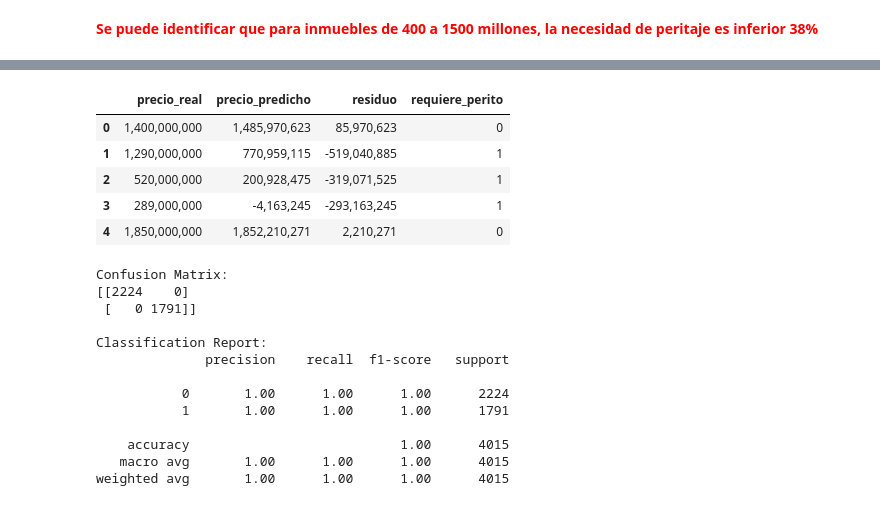
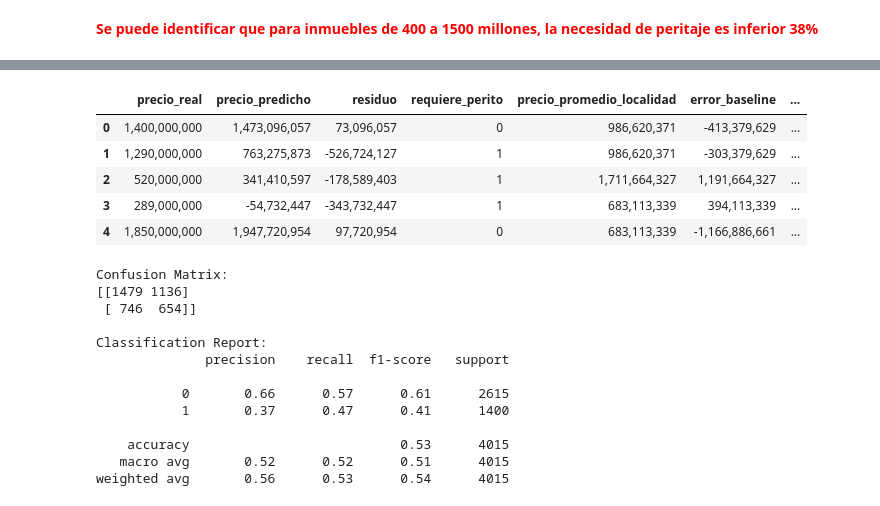
Before and after one commit to Traintain/MINE4101-202520-Taller2, a Jupyter notebook: taller_copy.ipynb, the cells around one changed output, grey strips where cells are left out. Saved outputs shown, nothing was run; the diff lists cells and outputs as text; code cells hidden in the pictures.

Commit message:
Residuos del baseline

```diff
--- a/taller_copy.ipynb
+++ b/taller_copy.ipynb
@@ -571,18 +570,10 @@ Length: 145, dtype: int64
 from sklearn.model_selection import train_test_split
 from sklearn.preprocessing import StandardScaler
 
-# 1 . Definir X e y
-X = df_dummies.drop(columns=[
-    'precio_venta','tipo_propiedad','tipo_operacion',
-    'estrato_moda','diferencia','p99','p003','_id','codigo',
-    'estrato_inconsistente','descripcion','website','last_view',
-    'datetime','url','timeline','compañia','coords_modified',
-    'ratio_inmobiliario','direccion','barrio','estacion_tm_cercana',
-    'parque_cercano','closets','piso','precio_arriendo','chimenea',
-    'permite_mascotas','salon_comunal'
-])
+# 1 . Definir X e y (ya hecho arriba)
+X = X
 
-y = df_dummies['precio_venta']
+y= y
 
 
 # 2 . Se divide el conjunto inicialmente en train (70%) y temp (30%)
@@ -792,21 +792,47 @@ rango_precio
+# %%
+localidad_cols = [c for c in df_valid_x.columns if c.startswith("localidad_")]
+
+df_valid_x["localidad"] = df_valid_x[localidad_cols] \
+    .idxmax(axis=1) \
+    .str.replace("localidad_", "")
+
+promedio_localidad = df_valid_x.groupby("localidad")["precio_real"].mean().reset_index()
+promedio_localidad.rename(
+    columns={"precio_real": "precio_promedio_localidad"},
+    inplace=True
+)
+
+df_valid_x = df_valid_x.merge(
+    promedio_localidad,
+    on="localidad",
+    how="left"
+)
+
+df_valid_x["error_baseline"] =  df_valid_x["precio_promedio_localidad"] -df_valid_x["precio_real"]
+
+# estimacion de si requiere perito con baseline
+
+df_valid_x["requiere_perito_baseline"] = np.where(
+    df_valid_x["error_baseline"] <= -20_000_000,1,0
+)
 # %%
-df_valid_x[["precio_real", "precio_predicho","residuo","requiere_perito"]].head()
+df_valid_x[["precio_real", "precio_predicho","residuo","requiere_perito","precio_promedio_localidad","error_baseline","requiere_perito_baseline"]].head()
 # %% [output]
-|  | precio_real | precio_predicho | residuo | requiere_perito |
-| 0 | 1,400,000,000 | 1,485,970,623 | 85,970,623 | 0 |
-| 1 | 1,290,000,000 | 770,959,115 | -519,040,885 | 1 |
-| 2 | 520,000,000 | 200,928,475 | -319,071,525 | 1 |
-| 3 | 289,000,000 | -4,163,245 | -293,163,245 | 1 |
-| 4 | 1,850,000,000 | 1,852,210,271 | 2,210,271 | 0 |
+|  | precio_real | precio_predicho | residuo | requiere_perito | precio_promedio_localidad | error_baseline | ... |
+| 0 | 1,400,000,000 | 1,473,096,057 | 73,096,057 | 0 | 986,620,371 | -413,379,629 | ... |
+| 1 | 1,290,000,000 | 763,275,873 | -526,724,127 | 1 | 986,620,371 | -303,379,629 | ... |
+| 2 | 520,000,000 | 341,410,597 | -178,589,403 | 1 | 1,711,664,327 | 1,191,664,327 | ... |
+| 3 | 289,000,000 | -54,732,447 | -343,732,447 | 1 | 683,113,339 | 394,113,339 | ... |
+| 4 | 1,850,000,000 | 1,947,720,954 | 97,720,954 | 0 | 683,113,339 | -1,166,886,661 | ... |
 # %%
 from sklearn.metrics import confusion_matrix, classification_report
 
 # Etiqueta real (ya creada correctamente)
-y_real_clf = df_valid_x["requiere_perito"]
+y_real_clf = df_valid_x["requiere_perito_baseline"]
 
 # Etiqueta predicha:
 # El modelo subestima cuando la predicción es menor que el real en más de 20M
-y_pred_clf = (y_valid_pred < y_valid - 20_000_000).astype(int)
+y_pred_clf = df_valid_x["requiere_perito"]
 
 # Matriz de confusión
 cm = confusion_matrix(y_real_clf, y_pred_clf)
@@ -818,18 +844,18 @@ print("\nClassification Report:")
 print(classification_report(y_real_clf, y_pred_clf))
 # %% [output]
 Confusion Matrix:
-[[2224    0]
- [   0 1791]]
+[[1479 1136]
+ [ 746  654]]
 
 Classification Report:
               precision    recall  f1-score   support
 
-           0       1.00      1.00      1.00      2224
-           1       1.00      1.00      1.00      1791
+           0       0.66      0.57      0.61      2615
+           1       0.37      0.47      0.41      1400
 
-    accuracy                           1.00      4015
-   macro avg       1.00      1.00      1.00      4015
-weighted avg       1.00      1.00      1.00      4015
+    accuracy                           0.53      4015
+   macro avg       0.52      0.52      0.51      4015
+weighted avg       0.56      0.53      0.54      4015
 # %%
 from sklearn.metrics import confusion_matrix, classification_report
 
```
Also changed, not shown: parts of 12 cells of this notebook.
